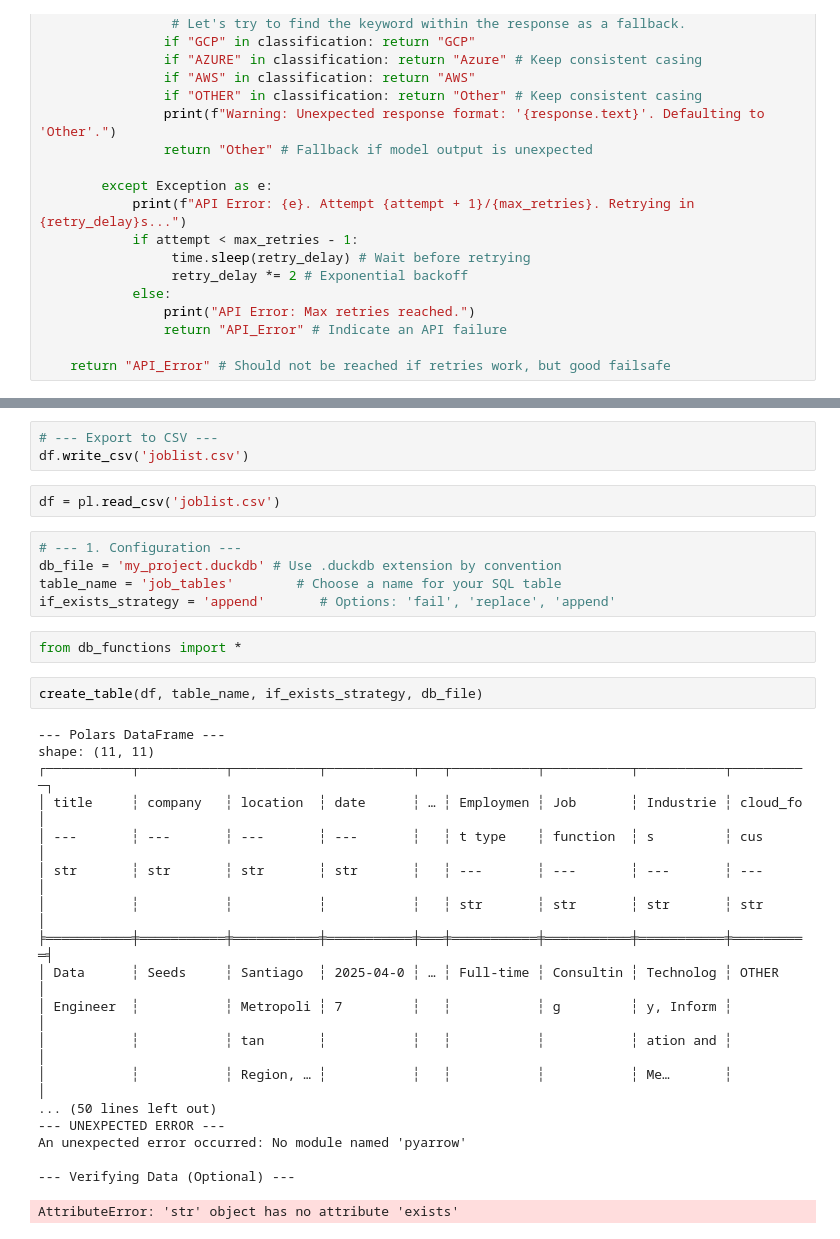
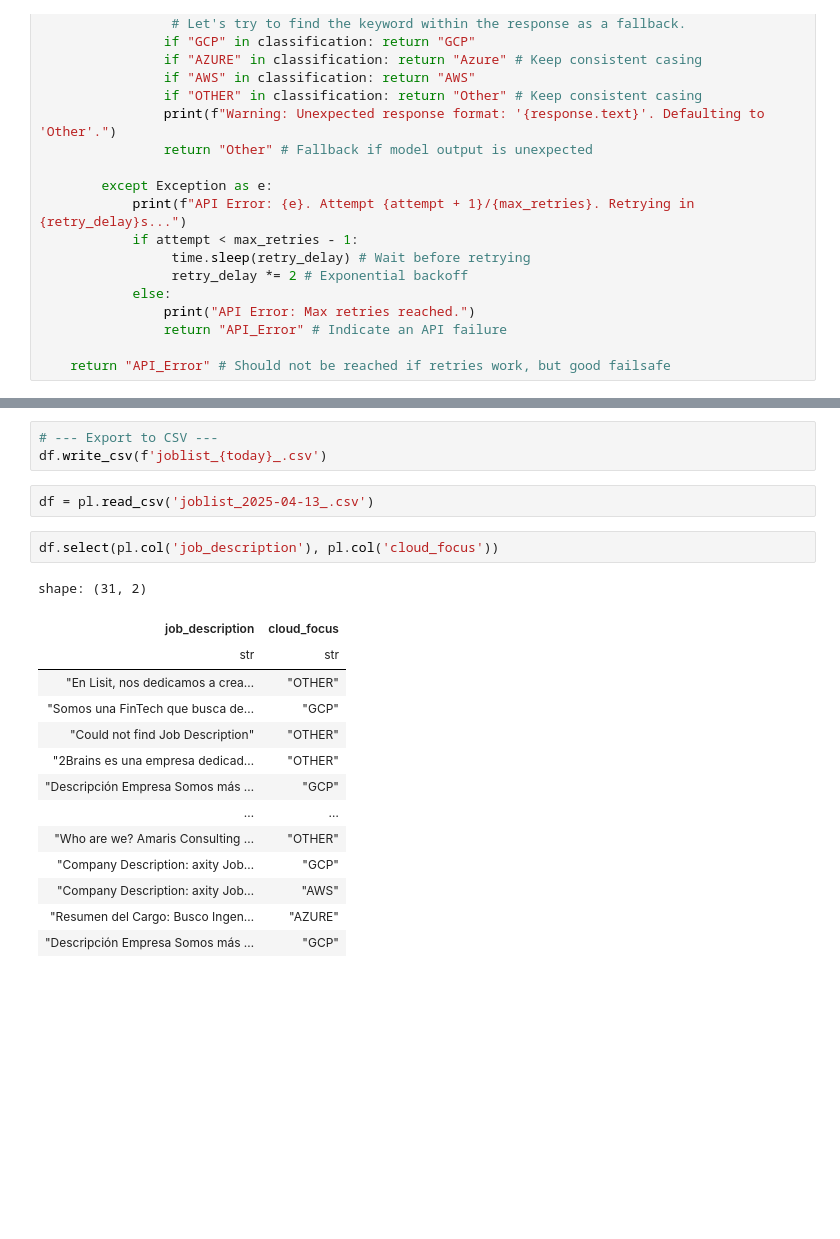
Before and after one commit to sebakjal/jobmarket_analyisis, a Jupyter notebook: scrap.ipynb, the cells around one changed output, grey strips where cells are left out. Cells and saved outputs as stored; diff of their text form; blank space fills up the shorter version.

```diff
--- a/scrap.ipynb
+++ b/scrap.ipynb
@@ -398,33 +470,22 @@ shape: (11, 11)
 # %%
 # --- Export to CSV ---
-df.write_csv('joblist.csv')
+df.write_csv(f'joblist_{today}_.csv')
 # %%
-df = pl.read_csv('joblist.csv')
+df = pl.read_csv('joblist_2025-04-13_.csv')
-# %%
-# --- 1. Configuration ---
-db_file = 'my_project.duckdb' # Use .duckdb extension by convention
-table_name = 'job_tables'        # Choose a name for your SQL table
-if_exists_strategy = 'append'       # Options: 'fail', 'replace', 'append'
-# %%
-from db_functions import *
-# %%
-create_table(df, table_name, if_exists_strategy, db_file)
-# %% [output]
---- Polars DataFrame ---
-shape: (11, 11)
-┌───────────┬───────────┬───────────┬───────────┬───┬───────────┬───────────┬───────────┬──────────┐
-│ title     ┆ company   ┆ location  ┆ date      ┆ … ┆ Employmen ┆ Job       ┆ Industrie ┆ cloud_fo │
-│ ---       ┆ ---       ┆ ---       ┆ ---       ┆   ┆ t type    ┆ function  ┆ s         ┆ cus      │
-│ str       ┆ str       ┆ str       ┆ str       ┆   ┆ ---       ┆ ---       ┆ ---       ┆ ---      │
-│           ┆           ┆           ┆           ┆   ┆ str       ┆ str       ┆ str       ┆ str      │
-╞═══════════╪═══════════╪═══════════╪═══════════╪═══╪═══════════╪═══════════╪═══════════╪══════════╡
-│ Data      ┆ Seeds     ┆ Santiago  ┆ 2025-04-0 ┆ … ┆ Full-time ┆ Consultin ┆ Technolog ┆ OTHER    │
-│ Engineer  ┆           ┆ Metropoli ┆ 7         ┆   ┆           ┆ g         ┆ y, Inform ┆          │
-│           ┆           ┆ tan       ┆           ┆   ┆           ┆           ┆ ation and ┆          │
-│           ┆           ┆ Region, … ┆           ┆   ┆           ┆           ┆ Me…       ┆          │
-... (50 lines left out)
---- UNEXPECTED ERROR ---
-An unexpected error occurred: No module named 'pyarrow'
-
---- Verifying Data (Optional) ---
-AttributeError: 'str' object has no attribute 'exists'
+# %%
+df.select(pl.col('job_description'), pl.col('cloud_focus'))
+# %% [output]
+shape: (31, 2)
+| job_description | cloud_focus |
+| str | str |
+| "En Lisit, nos dedicamos a crea… | "OTHER" |
+| "Somos una FinTech que busca de… | "GCP" |
+| "Could not find Job Description" | "OTHER" |
+| "2Brains es una empresa dedicad… | "OTHER" |
+| "Descripción Empresa Somos más … | "GCP" |
+| … | … |
+| "Who are we? Amaris Consulting … | "OTHER" |
+| "Company Description: axity Job… | "GCP" |
+| "Company Description: axity Job… | "AWS" |
+| "Resumen del Cargo: Busco Ingen… | "AZURE" |
+| "Descripción Empresa Somos más … | "GCP" |
```
Also changed, not shown: parts of 8 cells of this notebook, 2 other files.
